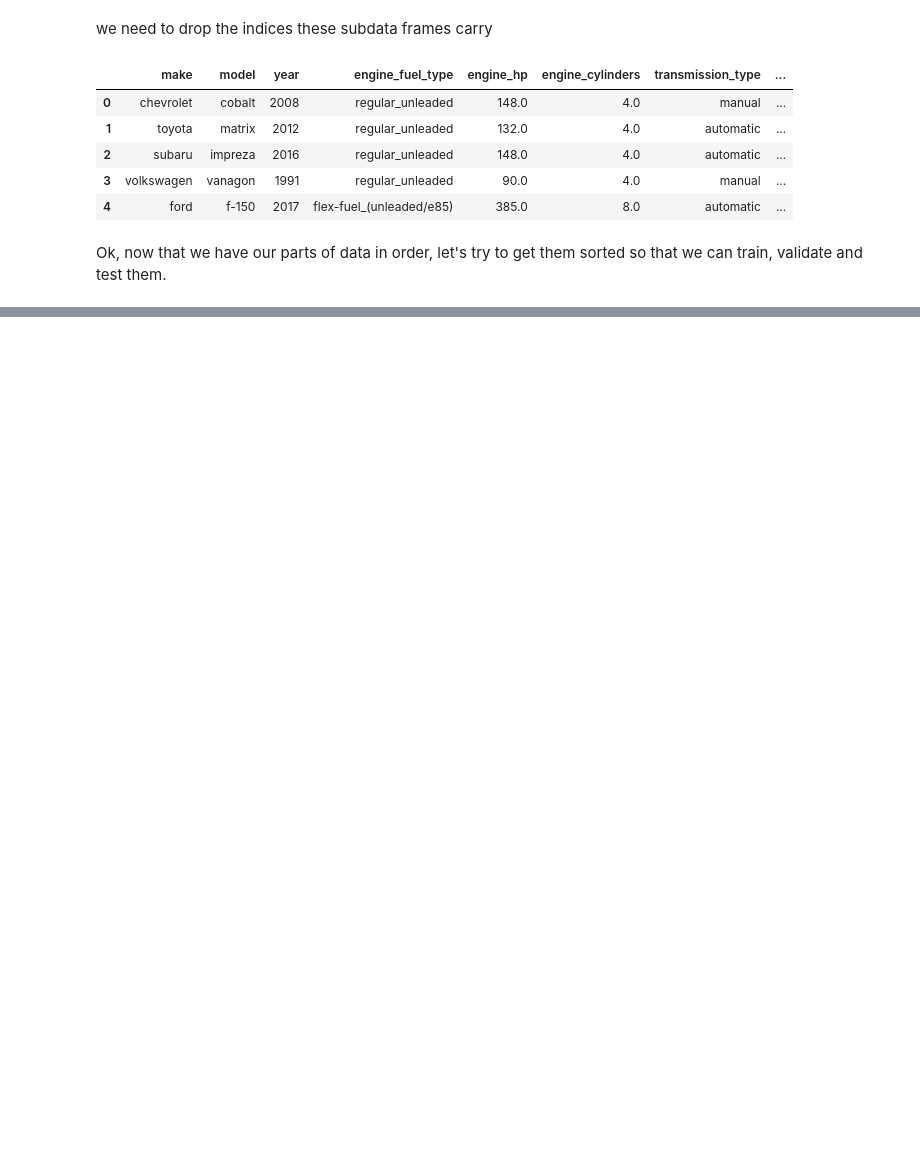
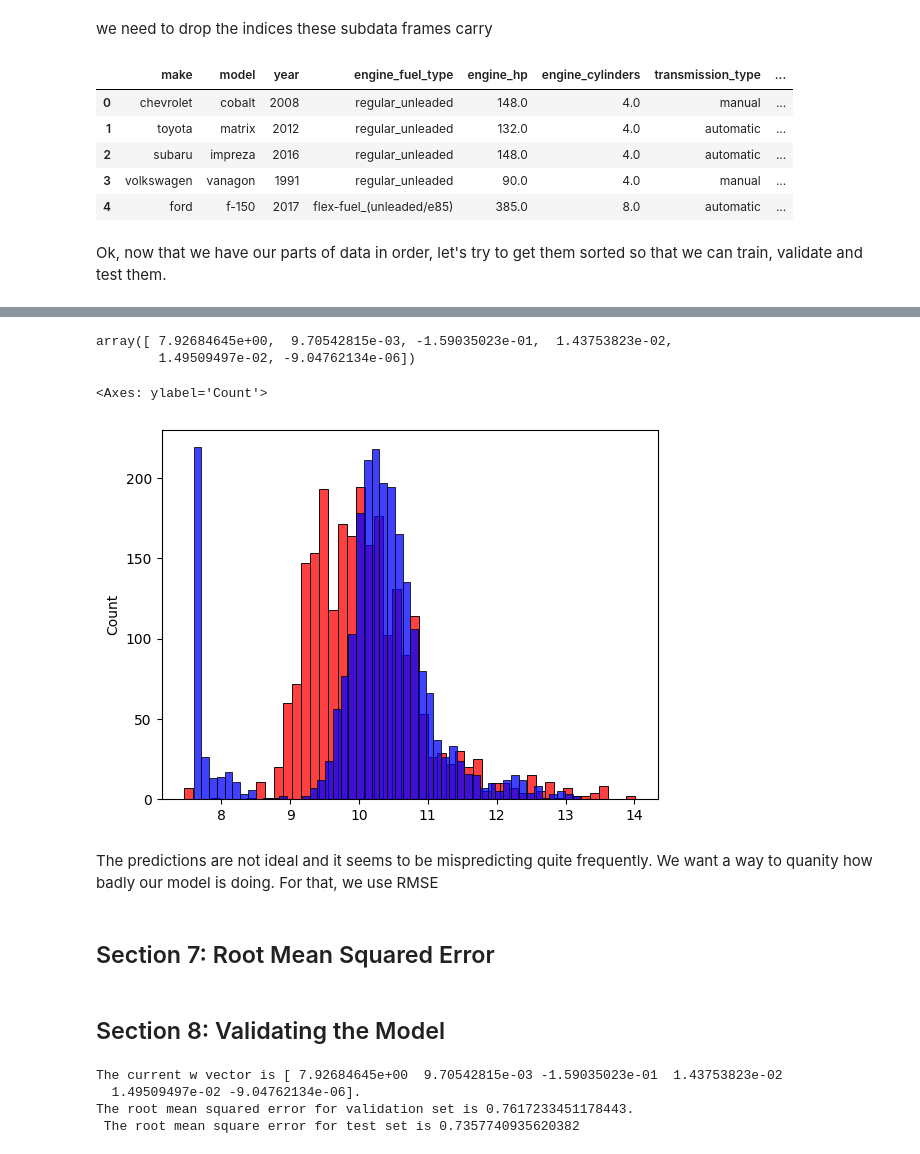
Before and after one commit to ten-jampa/ml-zoom-camp, a Jupyter notebook: 02-regression/Ml-for-regression.ipynb, the cells around one changed output, grey strips where cells are left out. Saved outputs shown, nothing was run; the diff lists cells and outputs as text; code cells hidden in the pictures; blank space fills up the shorter version.

```diff
--- a/02-regression/Ml-for-regression.ipynb
+++ b/02-regression/Ml-for-regression.ipynb
@@ -358,0 +527,3 @@ y_val = get_target(val)
+# %%
+base = ['engine_hp', 'engine_cylinders', 'highway_mpg', 'city_mpg', 'popularity']
+print(base)
@@ -358,0 +550,6 @@ y_val = get_target(val)
+# %%
+# to get the data matrix
+X = train[base].dropna().values #dropna drops the values
+print(X)
+Xprime = train[base].fillna(0).values#fillna fills the inptted value to the na spots
+print(Xprime)
@@ -358,0 +571,12 @@ y_val = get_target(val)
+# %%
+def prepare_data_matrix(some_df, features_list):
+    X = some_df[features_list].fillna(0).values
+    ones = np.ones(X.shape[0]) #no of data samples
+    X = np.column_stack([ones, X]) #the col of one followed by the data
+    return X
+
+X_train = prepare_data_matrix(train, base)
+X_val = prepare_data_matrix(val, base)
+X_test =  prepare_data_matrix(test, base)
+
+print(X_val)
@@ -358,0 +591,36 @@ y_val = get_target(val)
+# %%
+#let's train the model
+
+def train_model(X, y, method = 'normal'):
+    if method == 'normal':
+        w = normal_equation(X, y)
+        return w
+
+w_fitted = train_model(X_train, y_train)
+# %%
+w_fitted
+# %% [output]
+array([ 7.92684645e+00,  9.70542815e-03, -1.59035023e-01,  1.43753823e-02,
+        1.49509497e-02, -9.04762134e-06])
+# %%
+# recall our linear_regression function
+# let's define it again here
+import matplotlib.pyplot as plt
+import seaborn as sns
+%matplotlib inline
+
+def linear_regression(X, w):
+    return X.dot(w)
+
+y_hat = linear_regression(X_val, w_fitted)
+
+sns.histplot(y_hat, color = 'red', bins = 50)
+sns.histplot(y_val, color = 'blue', bins = 50)
+# %% [output]
+<Axes: ylabel='Count'>
+[figure, added]
+# %% [markdown]
+The predictions are not ideal and it seems to be mispredicting quite frequently. We want a way to quanity how badly our model is doing.
+For that, we use RMSE
+# %% [markdown]
+## Section 7: Root Mean Squared Error
@@ -358,0 +642,20 @@ y_val = get_target(val)
+# %% [markdown]
+## Section 8: Validating the Model
+# %%
+X_val = X_val
+y_val = y_val
+y_hat_val = y_hat
+rmse = RMSE(y_val, y_hat_val)
+print(f'The current w vector is {w_fitted}.')
+print(f'The root mean squared error for validation set is {rmse}.')
+
+X_test = X_test
+y_test = y_test
+y_hat_test = linear_regression(X_test, w_fitted)
+rmse = RMSE(y_test, y_hat_test)
+print(f' The root mean square error for test set is {rmse}')
+# %% [output]
+The current w vector is [ 7.92684645e+00  9.70542815e-03 -1.59035023e-01  1.43753823e-02
+  1.49509497e-02 -9.04762134e-06].
+The root mean squared error for validation set is 0.7617233451178443.
+ The root mean square error for test set is 0.7357740935620382
```
Also changed, not shown: parts of 28 cells of this notebook.
